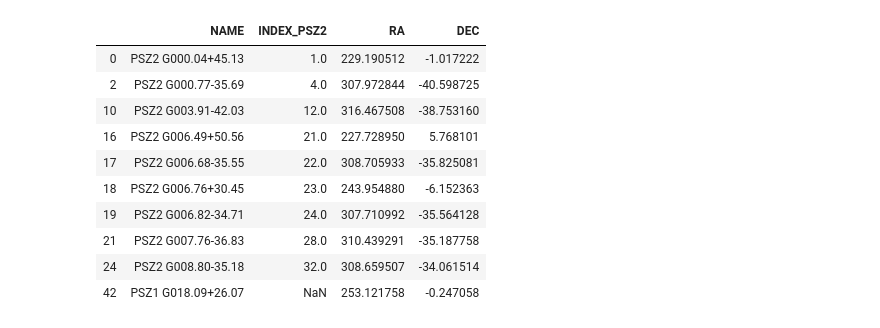
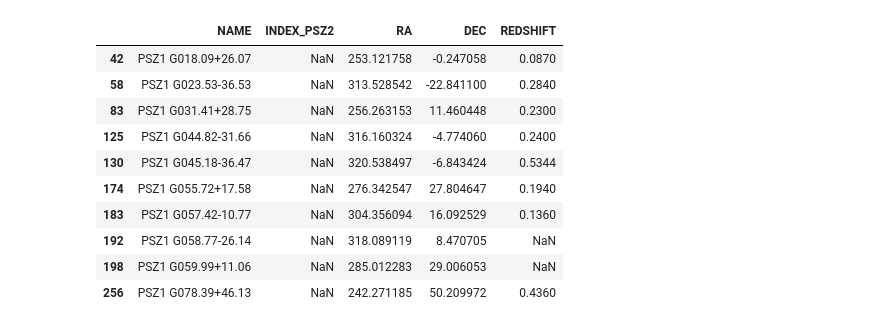
Before and after one commit to boada/swiftXRT, a Jupyter notebook: paper/04. Results Table.ipynb, the cells around one changed output. Saved outputs shown, nothing was run; the diff lists cells and outputs as text; code cells hidden in the pictures.

```diff
--- a/paper/04. Results Table.ipynb
+++ b/paper/04. Results Table.ipynb
@@ -67,35 +87,37 @@ def load_MCMCfits(outpath, fields):
 # %%
 # get file data
 data = load_PSZcatalog()
-data = data.sort_index(axis=1)
+data = data.sort_values('NAME')
+data = redshifts_from_papers(data)
 
-datapath = '../data_full'
+datapath = '../data_full_new'
 data.replace(-1, np.nan, inplace=True)
 
 fields = [n.replace(' ', '_') for n in data['NAME']]
+
 fits = load_MCMCfits(datapath, fields)
-
 cats = load_detcats(datapath, fields)
+specs = load_spectralfits(datapath, fields)
 
 # check to see which fields have XRT data
-field_mask = [True if os.path.isdir(f'../data_full/{n.replace(" ", "_")}') else False for n in data['NAME']]
+field_mask = [True if os.path.isdir(f'{datapath}/{n.replace(" ", "_")}') else False for n in data['NAME']]
 
 data['SWIFT'] = False
 data['SWIFT'] = field_mask
 # %%
-data[['NAME', 'INDEX_PSZ2', 'RA', 'DEC']][data['SWIFT'] == True][:10]
+data[['NAME', 'INDEX_PSZ2', 'RA', 'DEC', 'REDSHIFT']][data['SWIFT'] == True][:10]
 # %% [output]
-|  | NAME | INDEX_PSZ2 | RA | DEC |
-| 0 | PSZ2 G000.04+45.13 | 1.0 | 229.190512 | -1.017222 |
-| 2 | PSZ2 G000.77-35.69 | 4.0 | 307.972844 | -40.598725 |
-| 10 | PSZ2 G003.91-42.03 | 12.0 | 316.467508 | -38.753160 |
-| 16 | PSZ2 G006.49+50.56 | 21.0 | 227.728950 | 5.768101 |
-| 17 | PSZ2 G006.68-35.55 | 22.0 | 308.705933 | -35.825081 |
-| 18 | PSZ2 G006.76+30.45 | 23.0 | 243.954880 | -6.152363 |
-| 19 | PSZ2 G006.82-34.71 | 24.0 | 307.710992 | -35.564128 |
-| 21 | PSZ2 G007.76-36.83 | 28.0 | 310.439291 | -35.187758 |
-| 24 | PSZ2 G008.80-35.18 | 32.0 | 308.659507 | -34.061514 |
-| 42 | PSZ1 G018.09+26.07 | NaN | 253.121758 | -0.247058 |
+|  | NAME | INDEX_PSZ2 | RA | DEC | REDSHIFT |
+| 42 | PSZ1 G018.09+26.07 | NaN | 253.121758 | -0.247058 | 0.0870 |
+| 58 | PSZ1 G023.53-36.53 | NaN | 313.528542 | -22.841100 | 0.2840 |
+| 83 | PSZ1 G031.41+28.75 | NaN | 256.263153 | 11.460448 | 0.2300 |
+| 125 | PSZ1 G044.82-31.66 | NaN | 316.160324 | -4.774060 | 0.2400 |
+| 130 | PSZ1 G045.18-36.47 | NaN | 320.538497 | -6.843424 | 0.5344 |
+| 174 | PSZ1 G055.72+17.58 | NaN | 276.342547 | 27.804647 | 0.1940 |
+| 183 | PSZ1 G057.42-10.77 | NaN | 304.356094 | 16.092529 | 0.1360 |
+| 192 | PSZ1 G058.77-26.14 | NaN | 318.089119 | 8.470705 | NaN |
+| 198 | PSZ1 G059.99+11.06 | NaN | 285.012283 | 29.006053 | NaN |
+| 256 | PSZ1 G078.39+46.13 | NaN | 242.271185 | 50.209972 | 0.4360 |
 # %%
 # add more columns
 data['XRT_exp'] = np.nan
```
Also changed, not shown: parts of 31 cells of this notebook.
